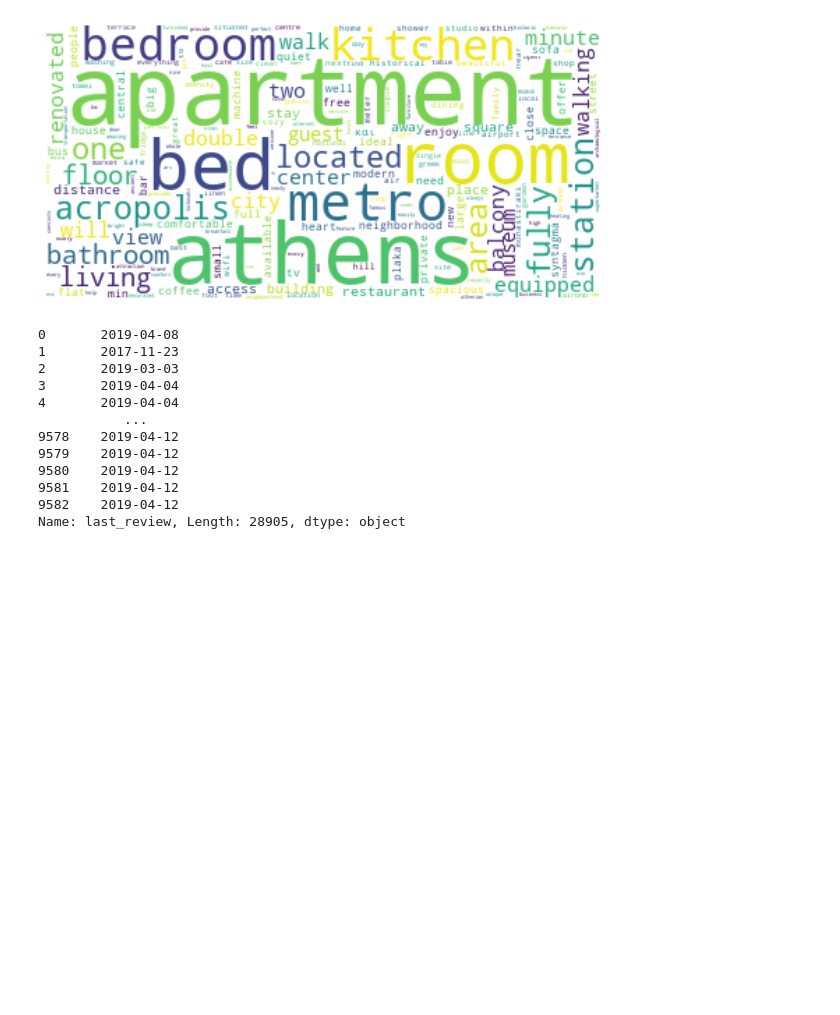
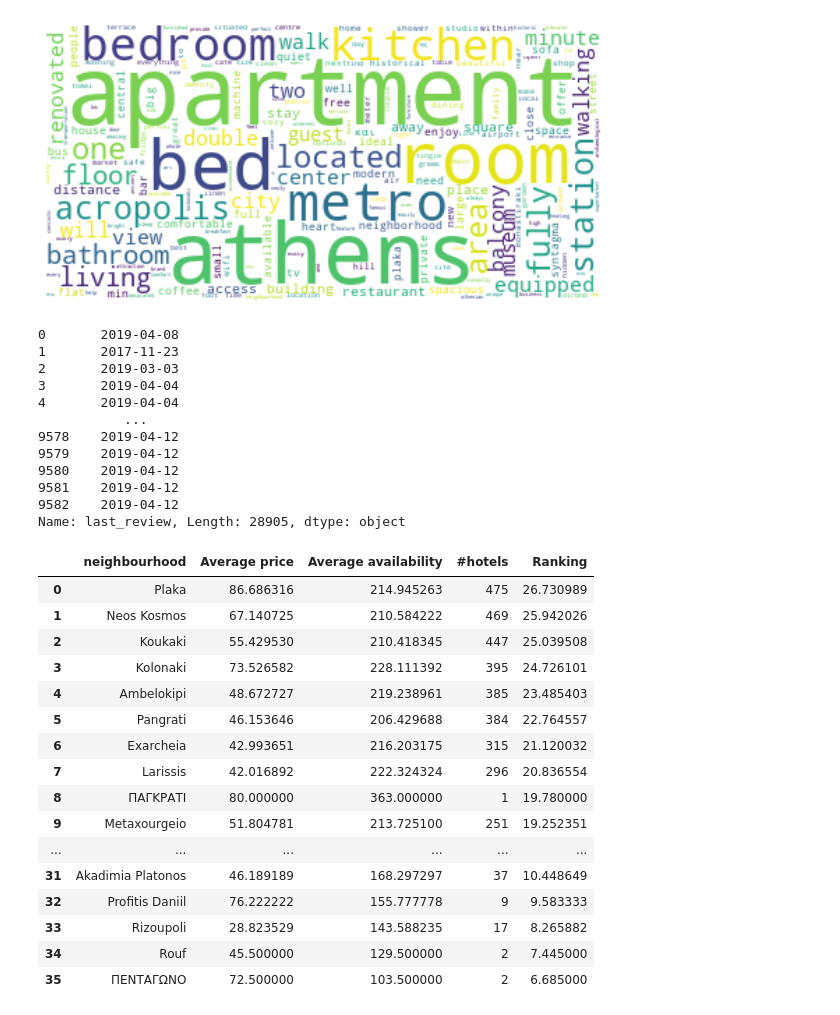
Before and after one commit to Myrto-Iglezou/Airbnb-Data-Analysis-, a Jupyter notebook: dm_project_1.ipynb, the cells around one changed output. Saved outputs shown, nothing was run; the diff lists cells and outputs as text; code cells hidden in the pictures; blank space fills up the shorter version.

```diff
--- a/dm_project_1.ipynb
+++ b/dm_project_1.ipynb
@@ -293,0 +289,28 @@ Name: last_review, Length: 28905, dtype: object
+# %%
+# 12-a
+def findRating(a,b,c):
+    return (0.2*a+0.5*b+0.3*c)/10
+tempdf = df.drop_duplicates('host_id')
+neighbourhoodsCost = tempdf.groupby('neighbourhood').agg({'price':'mean','availability_365':'mean','host_id':'count'}).reset_index()
+neighbourhoodsCost = neighbourhoodsCost.rename(columns = {'price':'Average price','availability_365':'Average availability','host_id':'#hotels'})
+neighbourhoodsCost['Ranking'] = neighbourhoodsCost.apply(lambda row : findRating(row['Average price'],row['Average availability'],row['#hotels']),axis=1)
+temp = neighbourhoodsCost.sort_values('Ranking',ascending=False,ignore_index=True)
+temp
+# %% [output]
+|  | neighbourhood | Average price | Average availability | #hotels | Ranking |
+| 0 | Plaka | 86.686316 | 214.945263 | 475 | 26.730989 |
+| 1 | Neos Kosmos | 67.140725 | 210.584222 | 469 | 25.942026 |
+| 2 | Koukaki | 55.429530 | 210.418345 | 447 | 25.039508 |
+| 3 | Kolonaki | 73.526582 | 228.111392 | 395 | 24.726101 |
+| 4 | Ambelokipi | 48.672727 | 219.238961 | 385 | 23.485403 |
+| 5 | Pangrati | 46.153646 | 206.429688 | 384 | 22.764557 |
+| 6 | Exarcheia | 42.993651 | 216.203175 | 315 | 21.120032 |
+| 7 | Larissis | 42.016892 | 222.324324 | 296 | 20.836554 |
+| 8 | ΠΑΓΚΡΑΤΙ | 80.000000 | 363.000000 | 1 | 19.780000 |
+| 9 | Metaxourgeio | 51.804781 | 213.725100 | 251 | 19.252351 |
+| ... | ... | ... | ... | ... | ... |
+| 31 | Akadimia Platonos | 46.189189 | 168.297297 | 37 | 10.448649 |
+| 32 | Profitis Daniil | 76.222222 | 155.777778 | 9 | 9.583333 |
+| 33 | Rizoupoli | 28.823529 | 143.588235 | 17 | 8.265882 |
+| 34 | Rouf | 45.500000 | 129.500000 | 2 | 7.445000 |
+| 35 | ΠΕΝΤΑΓΩΝΟ | 72.500000 | 103.500000 | 2 | 6.685000 |
```
Also changed, not shown: parts of 5 cells of this notebook.
